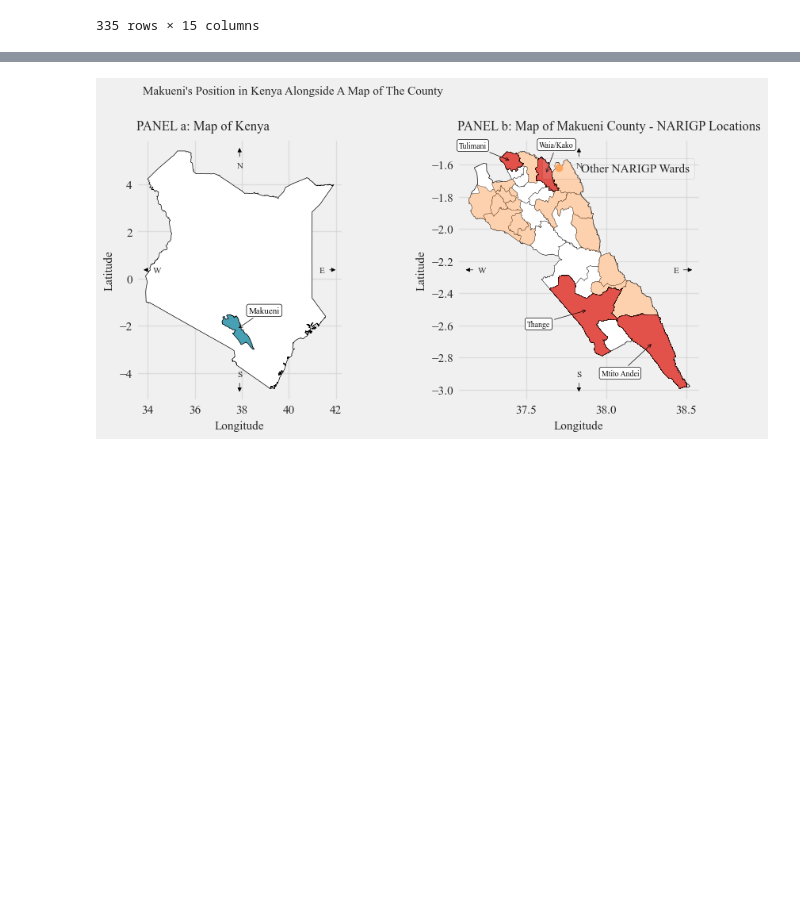
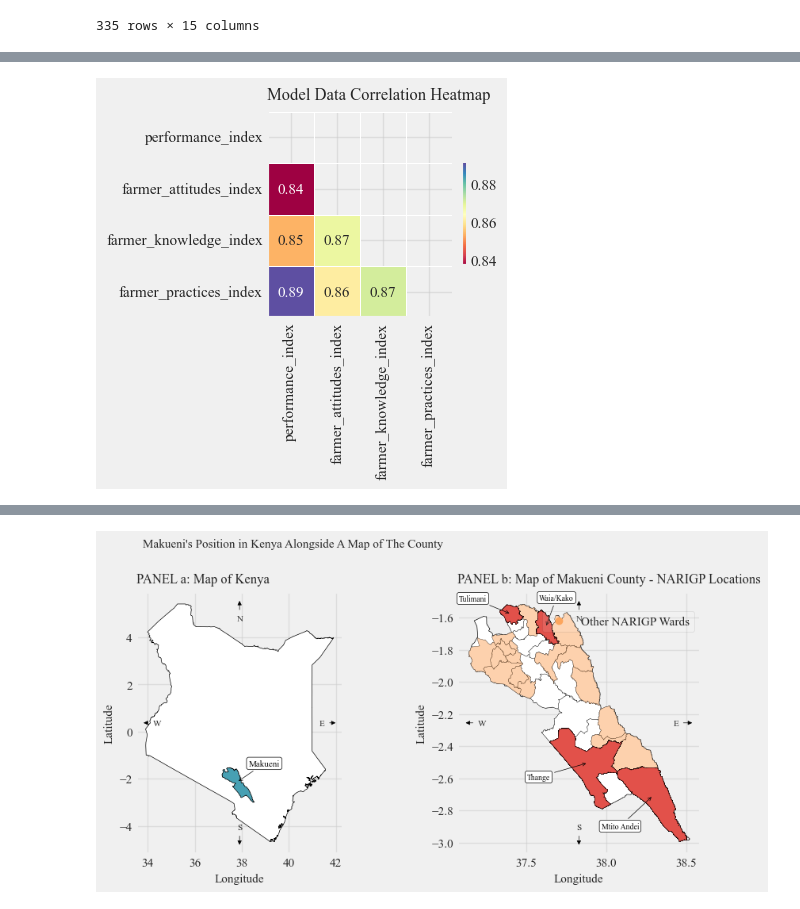
Before and after one commit to StephKisee/narigp-farmer-impact-study, a Jupyter notebook: notebooks/notebook.ipynb, the cells around one changed output, grey strips where cells are left out. Cells and saved outputs as stored; diff of their text form; code cells hidden in the pictures; blank space fills up the shorter version.

```diff
--- a/notebooks/notebook.ipynb
+++ b/notebooks/notebook.ipynb
@@ -899 +945,20 @@ Lambda for performance_index: 0.59
 335 rows × 15 columns
+# %%
+corr_model = model_data[['performance_index', 'farmer_attitudes_index', 'farmer_knowledge_index', 'farmer_practices_index']].corr()
+model_mask = np.triu(np.ones_like(corr_model, dtype=bool))
+
+display(reduced_corr.round(2))
+
+fig, ax = plt.subplots(figsize=(4, 4))
+
+sns.heatmap(corr_model, mask=model_mask, cmap='Spectral', cbar=True, linewidths=0.5, cbar_kws={"shrink": 0.5}, annot=True, fmt='.2f', ax=ax)
+
+ax.set_title('Model Data Correlation Heatmap', y=1.02, loc='left')
+
+ax.set_xlabel('')
+ax.set_ylabel('')
+
+sns.despine()
+
+plt.show()
+# %% [output]
@@ -900,3 +970,4 @@ Lambda for performance_index: 0.59
+[figure, added]
 # %%
 fig, ax = plt.subplots(2,3, figsize=(9, 5), gridspec_kw={'hspace': 0.1, 'wspace': 0.1})
 
```
Also changed, not shown: parts of 9 cells of this notebook, 1 other file.
